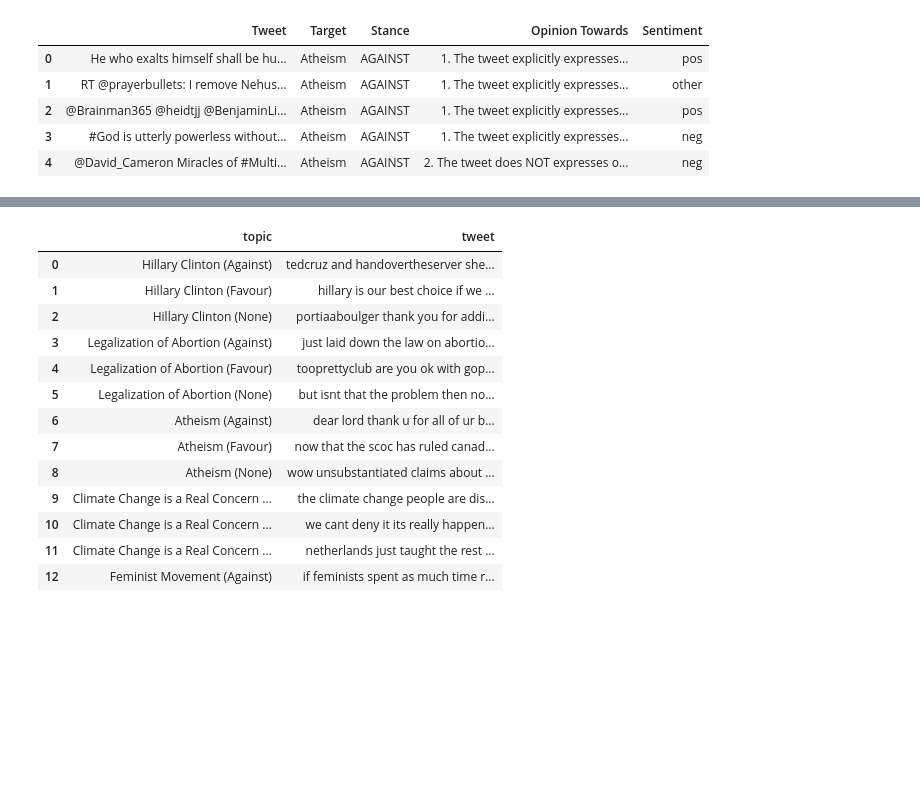
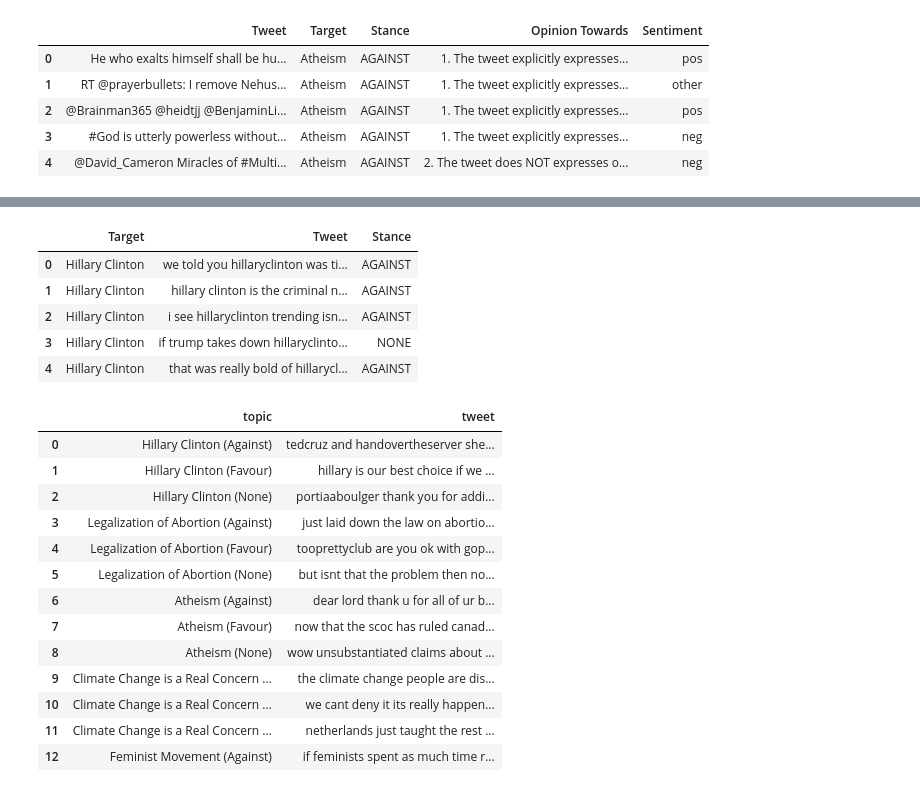
Before and after one commit to HaiderSS/Stance-Classification-in-Tweets, a Jupyter notebook: Text preprocessing and Visualisation.ipynb, the cells around one changed output, grey strips where cells are left out. Cells and saved outputs as stored; diff of their text form; code cells hidden in the pictures; blank space fills up the shorter version.

```diff
--- a/Text preprocessing and Visualisation.ipynb
+++ b/Text preprocessing and Visualisation.ipynb
@@ -198,3 +221,12 @@ testData.Tweet = pd.DataFrame(orignaltestData.Tweet.apply(firstpass))
+# %%
+independentevaluationData.head()
+# %% [output]
+|  | Target | Tweet | Stance |
+| 0 | Hillary Clinton | we told you hillaryclinton was ti... | AGAINST |
+| 1 | Hillary Clinton | hillary clinton is the criminal n... | AGAINST |
+| 2 | Hillary Clinton | i see hillaryclinton trending isn... | AGAINST |
+| 3 | Hillary Clinton | if trump takes down hillaryclinto... | NONE |
+| 4 | Hillary Clinton | that was really bold of hillarycl... | AGAINST |
 # %%
 # creating corpus
 
```
Also changed, not shown: parts of 11 cells of this notebook, 5 other files.
